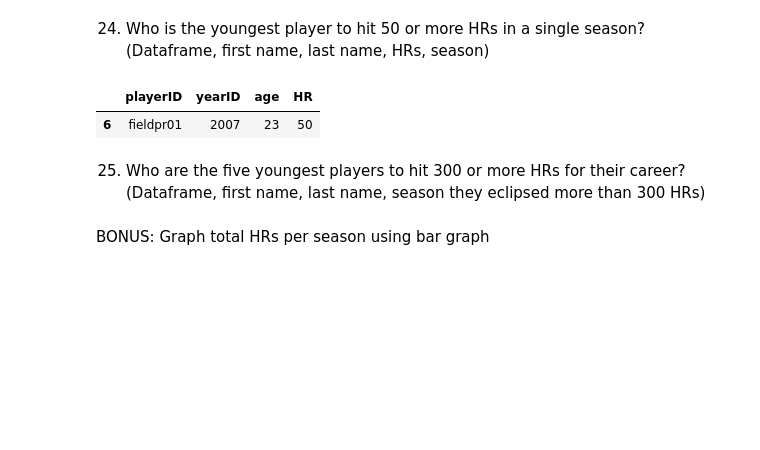
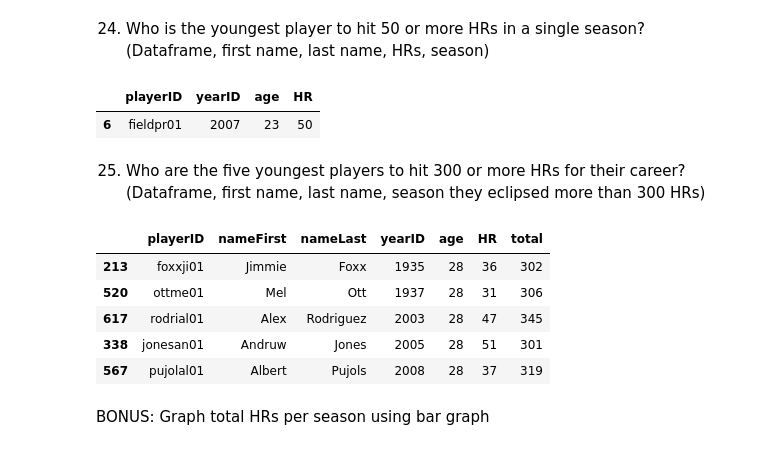
Before and after one commit to adit0817/ProgrammingForDataScience_Assignment2, a Jupyter notebook: Kansara_Adit_Assignment2.ipynb, the cells around one changed output. Saved outputs shown, nothing was run; the diff lists cells and outputs as text; code cells hidden in the pictures; blank space fills up the shorter version.

```diff
--- a/Kansara_Adit_Assignment2.ipynb
+++ b/Kansara_Adit_Assignment2.ipynb
@@ -230,21 +201,6 @@ hitsIndex
 1699 rows × 3 columns
 # %% [markdown]
 13)	Who led MLB with the most hits the most times?  And how many times?  (Dataframe, Number of hits)
-# %%
-#new = pd.DataFrame(batting.groupby(['playerID','nameFirst','nameLast','yearID']).H.sum()).reset_index()
-#new.loc[new['H'].inmax()]
-
-#batting.groupby("yearID").apply(lambda batting:batting.irow(batting.value.argmax()))
-#for i in new.yearID:
-#    new[new['H']==new['H'].max()]
-y = batting[(batting['lgID'] == 'NL') | (batting['lgID'] == 'AL')].loc[batting.groupby(['playerID','yearID'])['H'].idxmax()]
-#z = pd.DataFrame(y.groupby(['playerID','yearID']).H.sum())
-#z.idxmax()
-y
-#z
-#select_dtypes(include=['number'])
-#y.loc[y['yearID'].idxmax()]
-#y.loc[y.groupby(['playerID','yearID']).apply(lambda y:y.iloc[y.idxmax()])]
 # %% [markdown]
 14)	 Which players have played the most games for their careers?  Top 5 first name, last name, descending by games played presented as a dataframe
 # %%
@@ -392,2 +339,15 @@ j.get_group('fieldpr01')
+# %%
+HomeRunSum =pd.DataFrame(df.groupby(["playerID","nameFirst","nameLast","yearID","age"]).agg({"HR":sum}))
+HomeRunSum["total"] = HomeRunSum.groupby(["playerID","nameFirst","nameLast"]).HR.cumsum()
+YoungestPlayer = HomeRunSum[HomeRunSum["total"] >= 300].reset_index()
+YoungestPlayerSort = y.sort_values(["age","yearID"]).head(5)
+YoungestPlayerSort
+# %% [output]
+|  | playerID | nameFirst | nameLast | yearID | age | HR | total |
+| 213 | foxxji01 | Jimmie | Foxx | 1935 | 28 | 36 | 302 |
+| 520 | ottme01 | Mel | Ott | 1937 | 28 | 31 | 306 |
+| 617 | rodrial01 | Alex | Rodriguez | 2003 | 28 | 47 | 345 |
+| 338 | jonesan01 | Andruw | Jones | 2005 | 28 | 51 | 301 |
+| 567 | pujolal01 | Albert | Pujols | 2008 | 28 | 37 | 319 |
 # %% [markdown]
 BONUS:  Graph total HRs per season using bar graph
```
Also changed, not shown: parts of 18 cells of this notebook.
